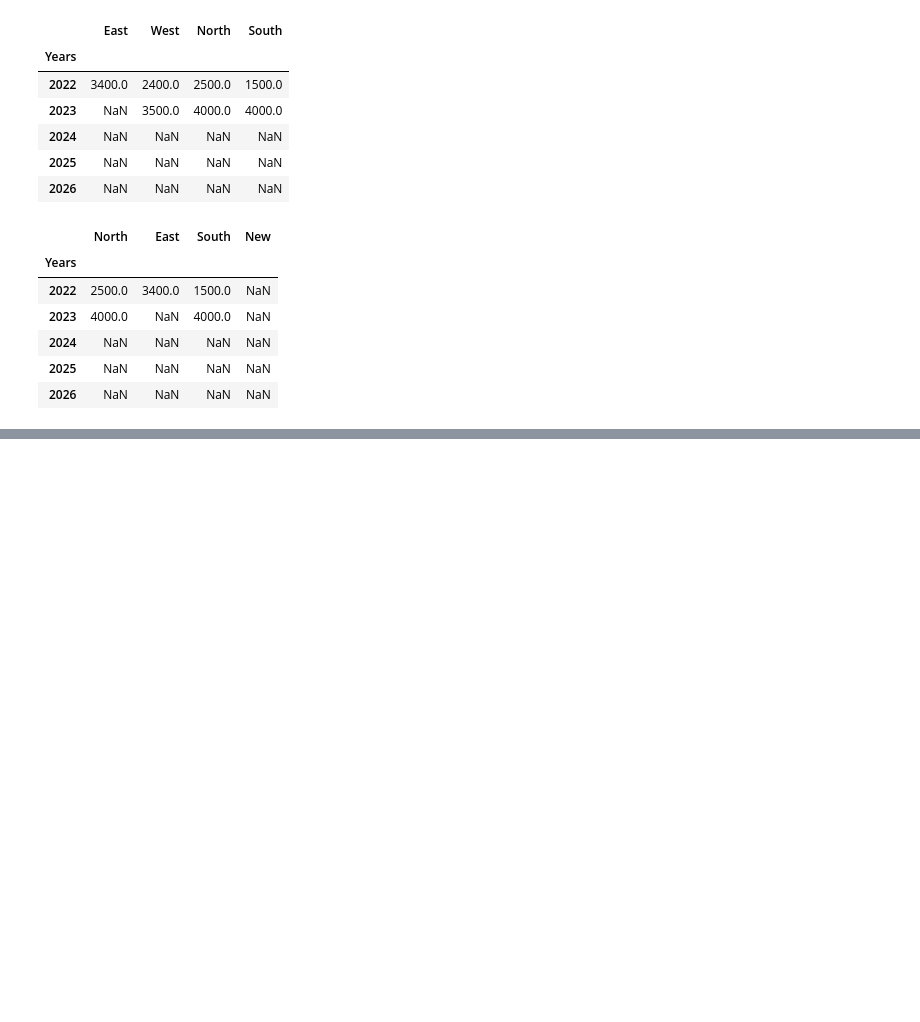
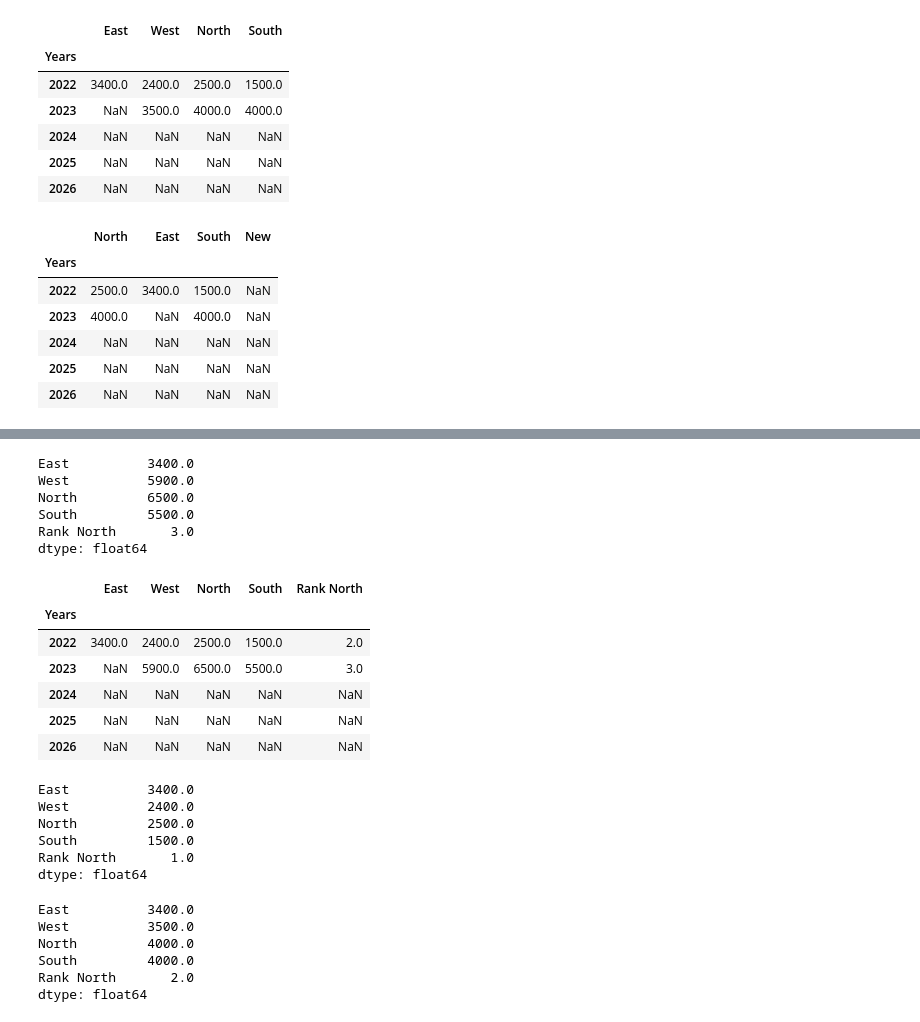
Before and after one commit to LSF970/pfd-april-2026, a Jupyter notebook: day-3/intro-to-pandas.ipynb, the cells around one changed output, grey strips where cells are left out. Saved outputs shown, nothing was run; the diff lists cells and outputs as text; code cells hidden in the pictures; blank space fills up the shorter version.

```diff
--- a/day-3/intro-to-pandas.ipynb
+++ b/day-3/intro-to-pandas.ipynb
@@ -316,0 +503,41 @@ reindex_df
+# %%
+# Finding the for each column
+new_regions_df.sum()
+# %% [output]
+East          3400.0
+West          5900.0
+North         6500.0
+South         5500.0
+Rank North       3.0
+dtype: float64
+# %%
+# Cumulative sum
+new_regions_df.cumsum()
+# %% [output]
+|  | East | West | North | South | Rank North |
+| Years |  |  |  |  |  |
+| 2022 | 3400.0 | 2400.0 | 2500.0 | 1500.0 | 2.0 |
+| 2023 | NaN | 5900.0 | 6500.0 | 5500.0 | 3.0 |
+| 2024 | NaN | NaN | NaN | NaN | NaN |
+| 2025 | NaN | NaN | NaN | NaN | NaN |
+| 2026 | NaN | NaN | NaN | NaN | NaN |
+# %%
+# min
+new_regions_df.min()
+# %% [output]
+East          3400.0
+West          2400.0
+North         2500.0
+South         1500.0
+Rank North       1.0
+dtype: float64
+# %%
+# max
+new_regions_df.max()
+# %% [output]
+East          3400.0
+West          3500.0
+North         4000.0
+South         4000.0
+Rank North       2.0
+dtype: float64
```
Also changed, not shown: parts of 23 cells of this notebook, 2 other files.
